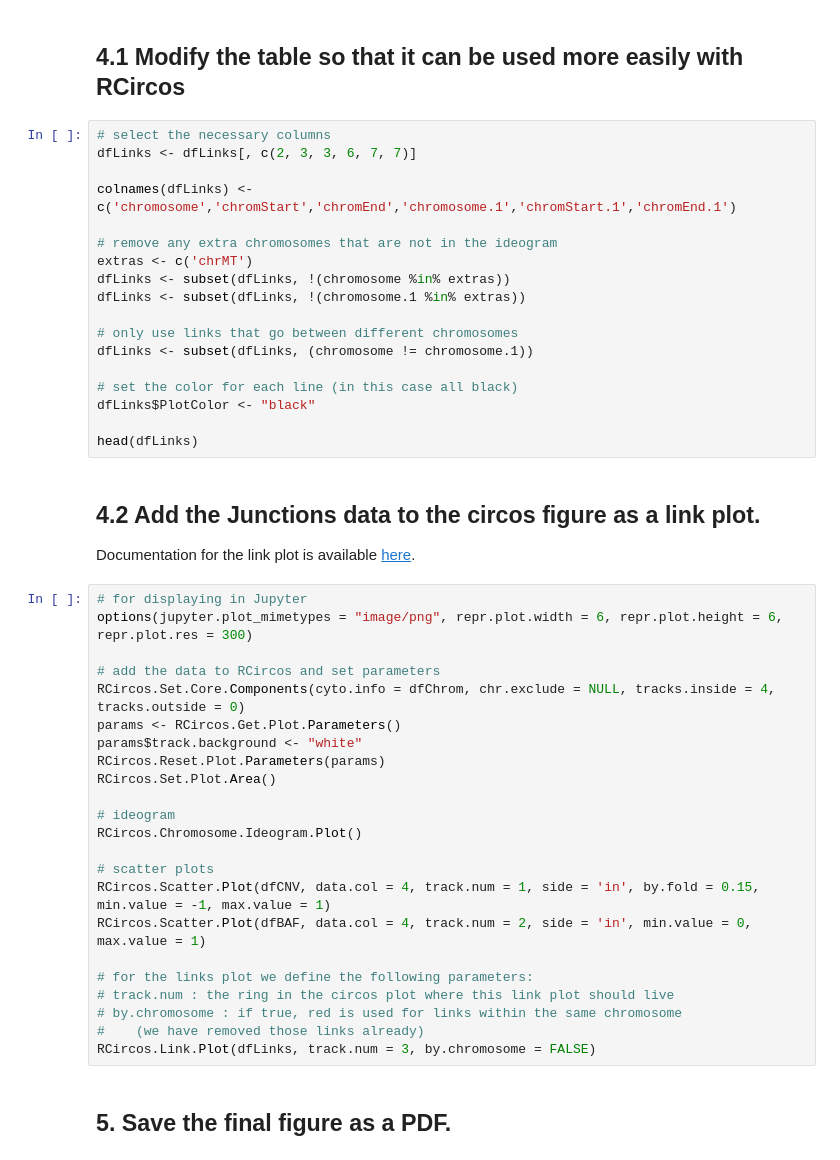
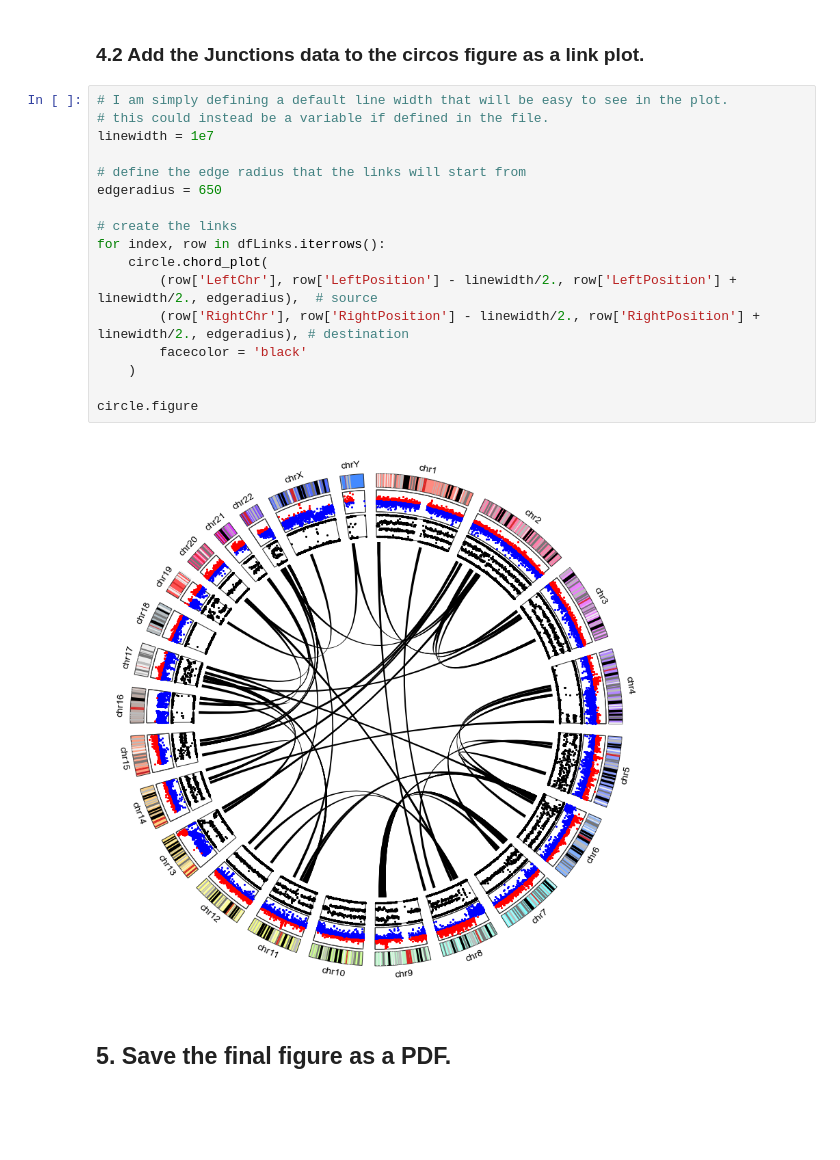
Before and after one commit to ageller/RCS_genomics_visualization, a Jupyter notebook: circos/circos.ipynb, the cells around one changed output. Drawn from its saved outputs; the diff is of its cells as text; blank space fills up the shorter version.

```diff
--- a/circos/circos.ipynb
+++ b/circos/circos.ipynb
@@ -184,50 +280,24 @@ head(dfLinks)
-# %% [markdown]
-## 4.1 Modify the table so that it can be used more easily with RCircos
-# %%
-# select the necessary columns
-dfLinks <- dfLinks[, c(2, 3, 3, 6, 7, 7)]
-
-colnames(dfLinks) <- c('chromosome','chromStart','chromEnd','chromosome.1','chromStart.1','chromEnd.1')
-
-# remove any extra chromosomes that are not in the ideogram
-extras <- c('chrMT')
-dfLinks <- subset(dfLinks, !(chromosome %in% extras))
-dfLinks <- subset(dfLinks, !(chromosome.1 %in% extras))
-
-# only use links that go between different chromosomes
-dfLinks <- subset(dfLinks, (chromosome != chromosome.1))
-
-# set the color for each line (in this case all black)
-dfLinks$PlotColor <- "black"
-
-head(dfLinks)
 # %% [markdown]
-## 4.2 Add the Junctions data to the circos figure as a link plot.
-
-Documentation for the link plot is available [here](https://www.rdocumentation.org/packages/RCircos/versions/1.2.2/topics/RCircos.Link.Plot).
+### 4.2 Add the Junctions data to the circos figure as a link plot.
 # %%
-# for displaying in Jupyter
-options(jupyter.plot_mimetypes = "image/png", repr.plot.width = 6, repr.plot.height = 6, repr.plot.res = 300)
+# I am simply defining a default line width that will be easy to see in the plot.
+# this could instead be a variable if defined in the file.
+linewidth = 1e7
 
-# add the data to RCircos and set parameters
-RCircos.Set.Core.Components(cyto.info = dfChrom, chr.exclude = NULL, tracks.inside = 4, tracks.outside = 0)
-params <- RCircos.Get.Plot.Parameters()
-params$track.background <- "white"
-RCircos.Reset.Plot.Parameters(params)
-RCircos.Set.Plot.Area()
+# define the edge radius that the links will start from
+edgeradius = 650
 
-# ideogram
-RCircos.Chromosome.Ideogram.Plot()
+# create the links
+for index, row in dfLinks.iterrows():
+    circle.chord_plot(
+        (row['LeftChr'], row['LeftPosition'] - linewidth/2., row['LeftPosition'] + linewidth/2., edgeradius),  # source
+        (row['RightChr'], row['RightPosition'] - linewidth/2., row['RightPosition'] + linewidth/2., edgeradius), # destination
+        facecolor = 'black'
+    )
 
-# scatter plots
-RCircos.Scatter.Plot(dfCNV, data.col = 4, track.num = 1, side = 'in', by.fold = 0.15, min.value = -1, max.value = 1)
-RCircos.Scatter.Plot(dfBAF, data.col = 4, track.num = 2, side = 'in', min.value = 0, max.value = 1)
-
-# for the links plot we define the following parameters:
-# track.num : the ring in the circos plot where this link plot should live
-# by.chromosome : if true, red is used for links within the same chromosome
-#    (we have removed those links already)
-RCircos.Link.Plot(dfLinks, track.num = 3, by.chromosome = FALSE)
+circle.figure
+# %% [output]
+[figure, added]
 # %% [markdown]
 ## 5. Save the final figure as a PDF.
 # %%
```
Also changed, not shown: parts of 31 cells of this notebook, 7 other files.
